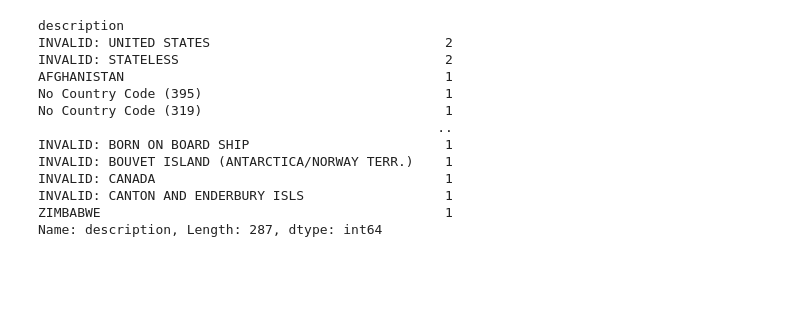
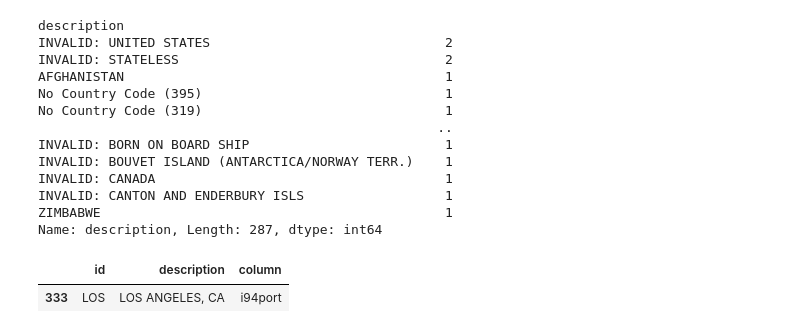
Before and after one commit to Nogfel/Data-Engineering-Nanodegree, a Jupyter notebook: Udacity_final_project/data_exploration.ipynb, the cells around one changed output. Cells and saved outputs as stored; diff of their text form; code cells hidden in the pictures; blank space fills up the shorter version.

```diff
--- a/Udacity_final_project/data_exploration.ipynb
+++ b/Udacity_final_project/data_exploration.ipynb
@@ -703,3 +703,8 @@ INVALID: CANADA                                     1
 INVALID: CANTON AND ENDERBURY ISLS                  1
 ZIMBABWE                                            1
 Name: description, Length: 287, dtype: int64
+# %%
+df_sas[df_sas['id'] == "LOS"]
+# %% [output]
+|  | id | description | column |
+| 333 | LOS | LOS ANGELES, CA | i94port |
```
Also changed, not shown: 2 other files.
